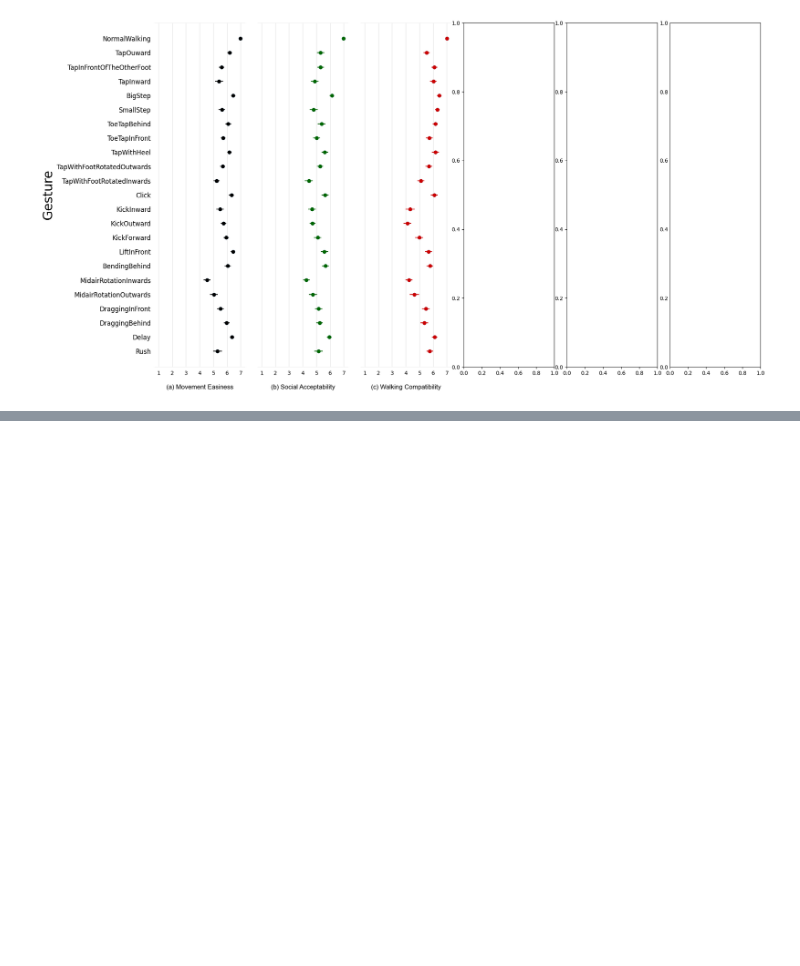
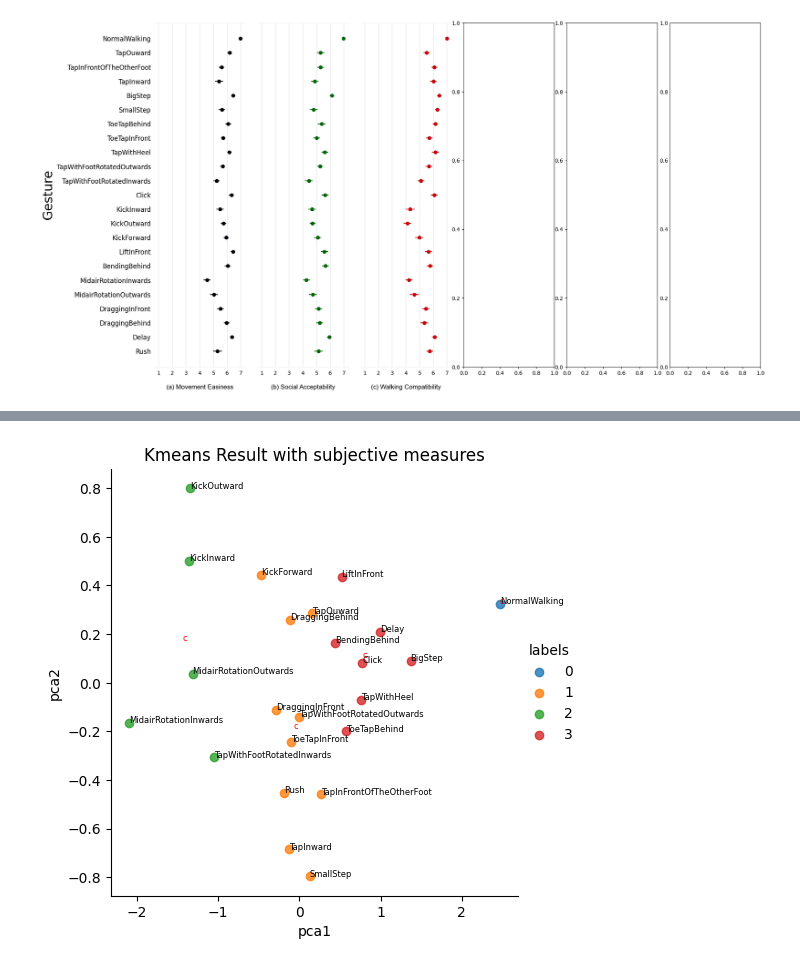
Before and after one commit to Nicetiesniceties/Do-It-in-Stride, a Jupyter notebook: Ching-Yi Data Parsing/clustering.ipynb, the cells around one changed output, grey strips where cells are left out. Drawn from its saved outputs; the diff is of its cells as text; code cells hidden in the pictures; blank space fills up the shorter version.

Commit message:
finished clustering with subjective scores

```diff
--- a/Ching-Yi Data Parsing/clustering.ipynb
+++ b/Ching-Yi Data Parsing/clustering.ipynb
@@ -145,5 +145,10 @@ plt.savefig("Subjective Score " + timestr + ".png", bbox_inches="tight")
 (c) Walking Compatibility
 [figure]
 # %%
-scores = [sum(difficulty_by_gesture[i]) / len(difficulty_by_gesture[i]) for i in difficulty_by_gesture]
-error = [np.std(difficulty_by_gesture[i]) / np.sqrt(len(difficulty_by_gesture[i])) for i in difficulty_by_gesture]
+
+difficulty_scores = [sum(difficulty_by_gesture[i]) / len(difficulty_by_gesture[i]) for i in difficulty_by_gesture]
+social_scores = [sum(social_by_gesture[i]) / len(social_by_gesture[i]) for i in social_by_gesture]
+disruption_scores = [sum(disruption_by_gesture[i]) / len(disruption_by_gesture[i]) for i in disruption_by_gesture]
+# %%
+data = np.stack((np.array(difficulty_scores), np.array(social_scores), np.array(disruption_scores)), axis=1)
+data
@@ -162,7 +185,7 @@ from sklearn.metrics import silhouette_samples, silhouette_score
 import matplotlib.cm as cm
 
 # compute kmeans based on difficulty_by_gesture
-KMeans = KMeans(n_clusters=3, random_state=0).fit(scores)
+KMeans = KMeans(n_clusters = 4, random_state = 0).fit(data)
 labels = KMeans.labels_
 centroids = KMeans.cluster_centers_
 print(labels)
@@ -191,0 +199,39 @@ Note: you may need to restart the kernel to use updated packages.
+# %%
+# visualize kmeans result
+# input: kmeans result
+# output: kmeans result visualization
+
+import numpy as np
+import pandas as pd
+import matplotlib.pyplot as plt
+from sklearn.cluster import KMeans
+from sklearn.decomposition import PCA
+import seaborn as sns
+import os
+
+# kmeans
+kmeans = KMeans(n_clusters = 4, n_init = 10, max_iter = 300, random_state = 0).fit(data)
+labels = kmeans.labels_
+centroids = kmeans.cluster_centers_
+
+# PCA
+pca = PCA(n_components=2)
+pca.fit(data)
+data_pca = pca.transform(data)
+data_center = pca.transform(centroids)
+data_pca = pd.DataFrame(data_pca)
+data_pca.columns = ['pca1', 'pca2']
+data_pca['labels'] = labels
+
+# plot
+sns.lmplot(x='pca1', y='pca2', data=data_pca, hue='labels', fit_reg=False, legend=True, legend_out=True)
+
+# add text to plot at 0, 0
+for i in range(len(gesture_list[::-1])):
+    plt.text(data_pca['pca1'][i], data_pca['pca2'][i], gesture_list[::-1][i], fontsize=6, color='black')
+for i in range(len(centroids)):
+    plt.text(data_center[i][0], data_center[i][1], "c", fontsize=6, color='red')
+plt.title('Kmeans Result with subjective measures')
+plt.savefig('kmeans_result.png')
+# %% [output]
+[figure, added]
```
Also changed, not shown: parts of 6 cells of this notebook, 2 other files.
